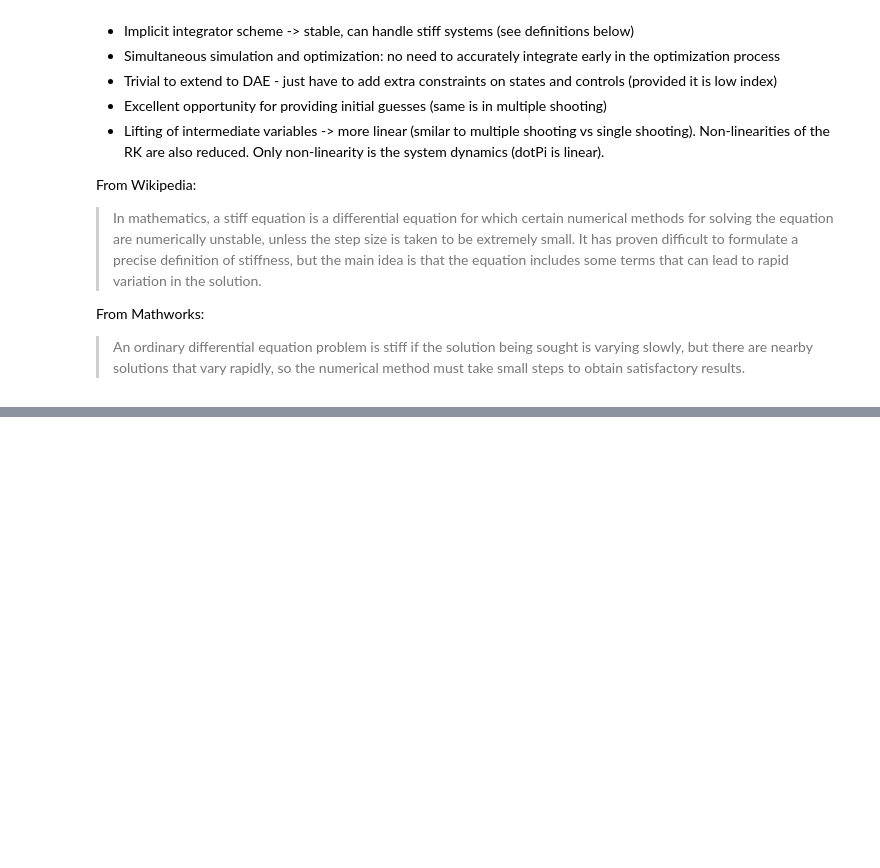
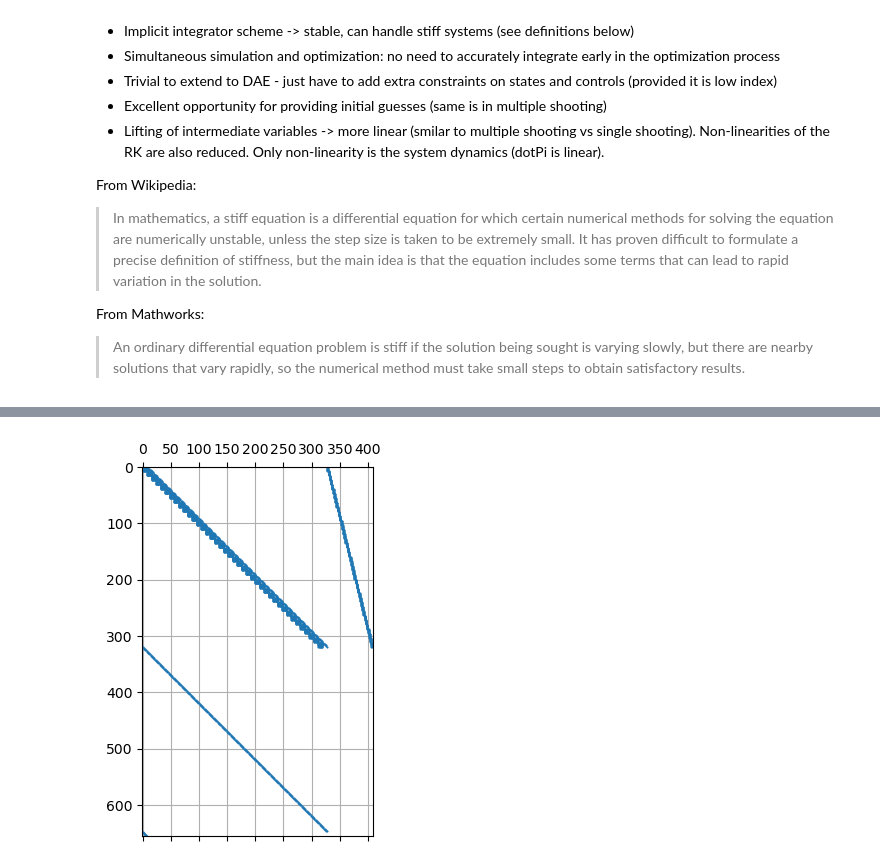
Before and after one commit to billtubbs/casadi-examples, a Jupyter notebook: 12-Direct-Collocation.ipynb, the cells around one changed output, grey strips where cells are left out. Saved outputs shown, nothing was run; the diff lists cells and outputs as text; code cells hidden in the pictures; blank space fills up the shorter version.

```diff
--- a/12-Direct-Collocation.ipynb
+++ b/12-Direct-Collocation.ipynb
@@ -449,0 +472,22 @@ From Mathworks:
+# %%
+x, u, f, nx, nu, x_steady = sparse_system()
+
+T = 1.0  # control horizon [s]
+N = 40  # Number of control intervals
+dt = T / N  # length of 1 control interval [s]
+
+intg = explicit_integrator_rk4(x, u, f, dt)
+
+opti, X, U = ocp_multiple_shooting(nx, nu, N, intg, x_steady)
+sol = opti.solve()
+Xsol = sol.value(X)
+
+plt.figure(figsize=(7, 3.5))
+plt.plot(Xsol.T, 'o-')
+plt.grid()
+plt.show()
+
+assert_array_almost_equal(
+    sol.value(X[:, -1]),
+    [0.0243962, 0.02357921, 0.02313442, 0.02312336, 0.02429731, 0.02319165, 0.02428098, 0.02328023]
+)
@@ -449,0 +527,9 @@ From Mathworks:
+# %%
+constraints_jac = sol.value(cas.jacobian(opti.g, opti.x))
+
+plt.figure()
+plt.spy(sol.value(constraints_jac), markersize=0.5)
+plt.grid()
+plt.show()
+# %% [output]
+[figure, added]
```
Also changed, not shown: parts of 28 cells of this notebook, 3 other files.
